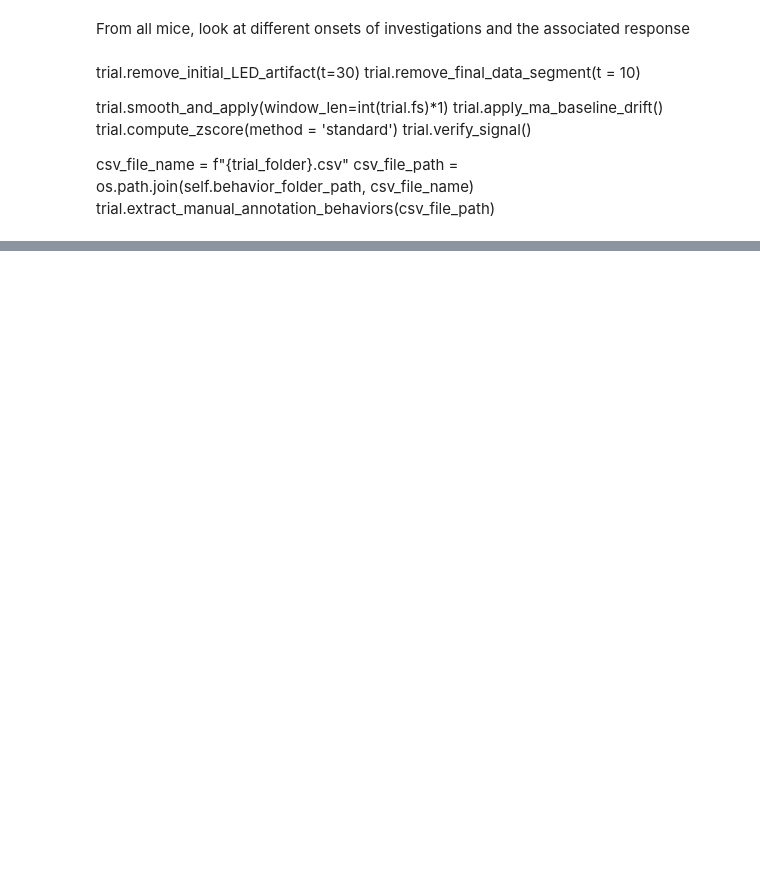
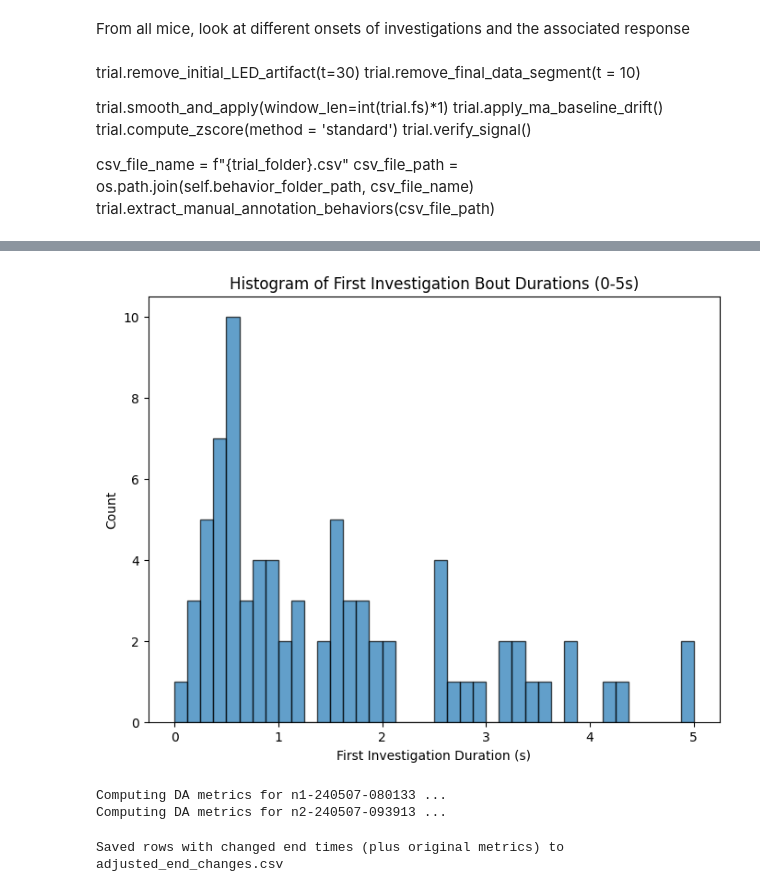
Before and after one commit to padillacoreanolab/Fiber_Photometry, a Jupyter notebook: DA_avg_exploration/bout_lengths.ipynb, the cells around one changed output, grey strips where cells are left out. Cells and saved outputs as stored; diff of their text form; code cells hidden in the pictures; blank space fills up the shorter version.

```diff
--- a/DA_avg_exploration/bout_lengths.ipynb
+++ b/DA_avg_exploration/bout_lengths.ipynb
@@ -65,0 +83,37 @@ nn5.behaviors.head()
+# %%
+import matplotlib.pyplot as plt
+import numpy as np
+import pandas as pd
+
+# Collect first investigation durations from all trials
+first_investigation_durations = []
+
+for trial_name, trial in experiment.trials.items():
+    if hasattr(trial, 'behaviors') and not trial.behaviors.empty:
+        # Filter only the first investigation per bout
+        first_investigations = (
+            trial.behaviors[trial.behaviors["Behavior"] == "Investigation"]
+            .sort_values("Event_Start")
+            .groupby("Bout", as_index=False)
+            .first()
+        )
+
+        # Compute duration
+        durations = first_investigations["Event_End"] - first_investigations["Event_Start"]
+        first_investigation_durations.extend(durations.tolist())
+
+# Convert to NumPy array for safety and filter between 0-5s
+first_investigation_durations = np.array(first_investigation_durations)
+filtered_durations = first_investigation_durations[
+    (first_investigation_durations >= 0) & (first_investigation_durations <= 5)
+]
+
+# Plot the histogram
+plt.figure(figsize=(8, 6))
+plt.hist(filtered_durations, bins=40, range=(0, 5), edgecolor='black', alpha=0.7)
+plt.xlabel("First Investigation Duration (s)")
+plt.ylabel("Count")
+plt.title("Histogram of First Investigation Bout Durations (0-5s)")
+plt.show()
+# %% [output]
+[figure, added]
@@ -65,0 +136,34 @@ nn5.behaviors.head()
+# %%
+experiment.compute_all_da_metrics(
+    use_fractional=False,
+    max_bout_duration=3,
+    use_adaptive=True,
+    peak_fall_fraction=0.5,
+    allow_bout_extension=True,
+    first=True
+)
+# %% [output]
+Computing DA metrics for n1-240507-080133 ...
+Computing DA metrics for n2-240507-093913 ...
+# %%
+all_changed_rows = []
+
+for trial_name, trial in experiment.trials.items():
+    if hasattr(trial, 'behaviors') and not trial.behaviors.empty:
+        df = trial.behaviors
+        # Identify rows where the new "Adjusted End" differs from the "Original End"
+        changed_df = df[df["Adjusted End"] != df["Original End"]].copy()
+
+        if not changed_df.empty:
+            # Insert subject name (or trial name) in the first column
+            changed_df.insert(0, "Subject", trial.subject_name)
+            all_changed_rows.append(changed_df)
+
+if all_changed_rows:
+    final_changed_df = pd.concat(all_changed_rows, ignore_index=True)
+    final_changed_df.to_csv("adjusted_end_changes.csv", index=False)
+    print("Saved rows with changed end times (plus original metrics) to adjusted_end_changes.csv")
+else:
+    print("No adjusted end times differ from the original end times.")
+# %% [output]
+Saved rows with changed end times (plus original metrics) to adjusted_end_changes.csv
```
Also changed, not shown: parts of 13 cells of this notebook, 3 other files.
